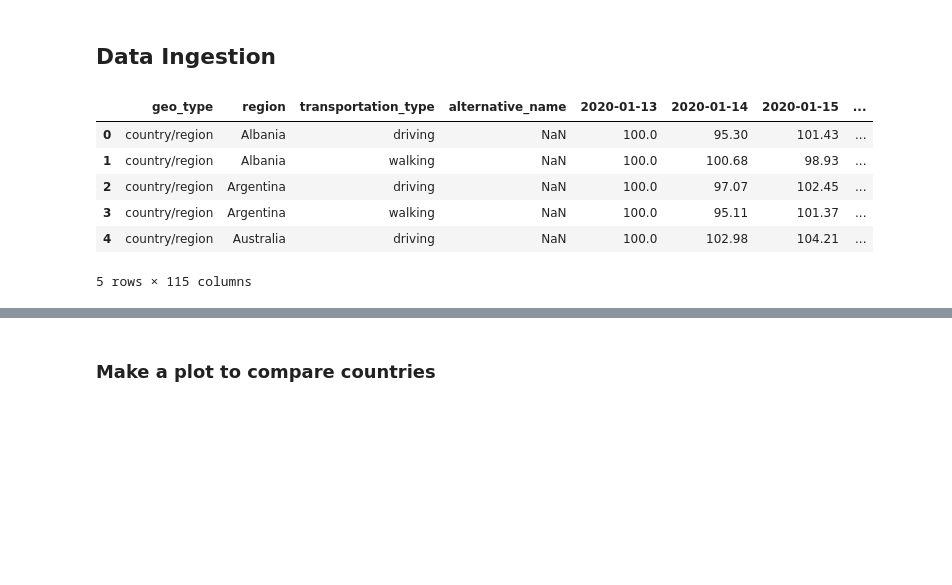
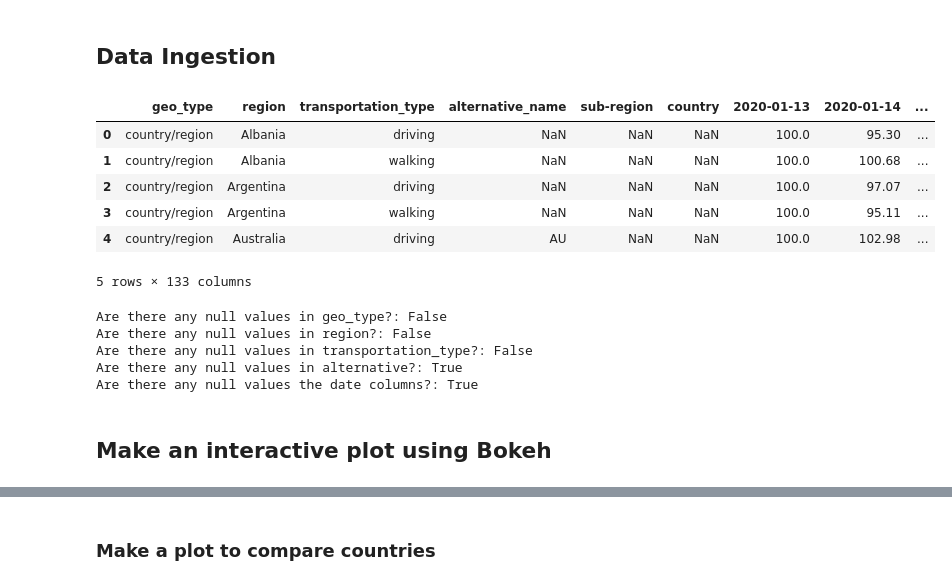
Before and after one commit to dmbrannon/datavis_dashboard, a Jupyter notebook: ingest_visualize.ipynb, the cells around one changed output, grey strips where cells are left out. Saved outputs shown, nothing was run; the diff lists cells and outputs as text; code cells hidden in the pictures; blank space fills up the shorter version.

```diff
--- a/ingest_visualize.ipynb
+++ b/ingest_visualize.ipynb
@@ -5,20 +5,48 @@ import pandas as pd
 import matplotlib.pyplot as plt
 import datetime
 # %%
-# Grab the data
+# Import the data
 try:
     # From apple.com
-    url_data = "https://covid19-static.cdn-apple.com/covid19-mobility-data/2007HotfixDev46/v2/en-us/applemobilitytrends-2020-05-03.csv"
+    url_data = "https://covid19-static.cdn-apple.com/covid19-mobility-data/2008HotfixDev35/v3/en-us/applemobilitytrends-2020-05-18.csv"
     df = pd.read_csv(url_data)
 except:
     # URL is broken, so use data from May 2, 2020
     df = pd.read_csv("data/mobility_data.csv")
 df.head()
 # %% [output]
-|  | geo_type | region | transportation_type | alternative_name | 2020-01-13 | 2020-01-14 | 2020-01-15 | ... |
-| 0 | country/region | Albania | driving | NaN | 100.0 | 95.30 | 101.43 | ... |
-| 1 | country/region | Albania | walking | NaN | 100.0 | 100.68 | 98.93 | ... |
-| 2 | country/region | Argentina | driving | NaN | 100.0 | 97.07 | 102.45 | ... |
-| 3 | country/region | Argentina | walking | NaN | 100.0 | 95.11 | 101.37 | ... |
-| 4 | country/region | Australia | driving | NaN | 100.0 | 102.98 | 104.21 | ... |
+|  | geo_type | region | transportation_type | alternative_name | sub-region | country | 2020-01-13 | 2020-01-14 | ... |
+| 0 | country/region | Albania | driving | NaN | NaN | NaN | 100.0 | 95.30 | ... |
+| 1 | country/region | Albania | walking | NaN | NaN | NaN | 100.0 | 100.68 | ... |
+| 2 | country/region | Argentina | driving | NaN | NaN | NaN | 100.0 | 97.07 | ... |
+| 3 | country/region | Argentina | walking | NaN | NaN | NaN | 100.0 | 95.11 | ... |
+| 4 | country/region | Australia | driving | AU | NaN | NaN | 100.0 | 102.98 | ... |
-5 rows × 115 columns
+5 rows × 133 columns
+# %%
+# Check for null values in each column (pandas considers NaN == Null)
+print("Are there any null values in geo_type?: " + str(df.geo_type.isnull().values.any()))
+print("Are there any null values in region?: " + str(df.region.isnull().values.any()))
+print("Are there any null values in transportation_type?: " + str(df.transportation_type.isnull().values.any()))
+print("Are there any null values in alternative?: " + str(df.alternative_name.isnull().values.any()))
+print("Are there any null values the date columns?: " + str(df.iloc[:,4:].isnull().values.any()))
+
+# We don't use the column alternative_name for this analysis, so we will drop it when investigating our null values
+df_copy = df.drop(columns=['alternative_name', 'sub-region', 'country'])
+
+# Update: Google does not supply data for 5/11/2020 or 5/12/2020, so drop those columns
+df = df.drop(columns=['2020-05-11', '2020-05-12'])
+
+# The print statement below shows us we have 39 regions containing null values
+# print(df_copy.iloc[:,4:].isnull().sum())
+
+# Below, you can see that all of the null-values are in various sub-regions in Thailand, Switzerland, Brazil, etc
+# df_copy[df_copy.isnull().any(axis=1)]
+
+# Conclusion: No action needs to be taken for these null values. The graphs for these sub-regions will be blank, but
+# this does not affect any of the other calculations done in this notebook.
+# %% [output]
+Are there any null values in geo_type?: False
+Are there any null values in region?: False
+Are there any null values in transportation_type?: False
+Are there any null values in alternative?: True
+Are there any null values the date columns?: True
@@ -24,0 +64,2 @@ df.head()
+# %% [markdown]
+## Make an interactive plot using Bokeh
```
Also changed, not shown: parts of 9 cells of this notebook.
